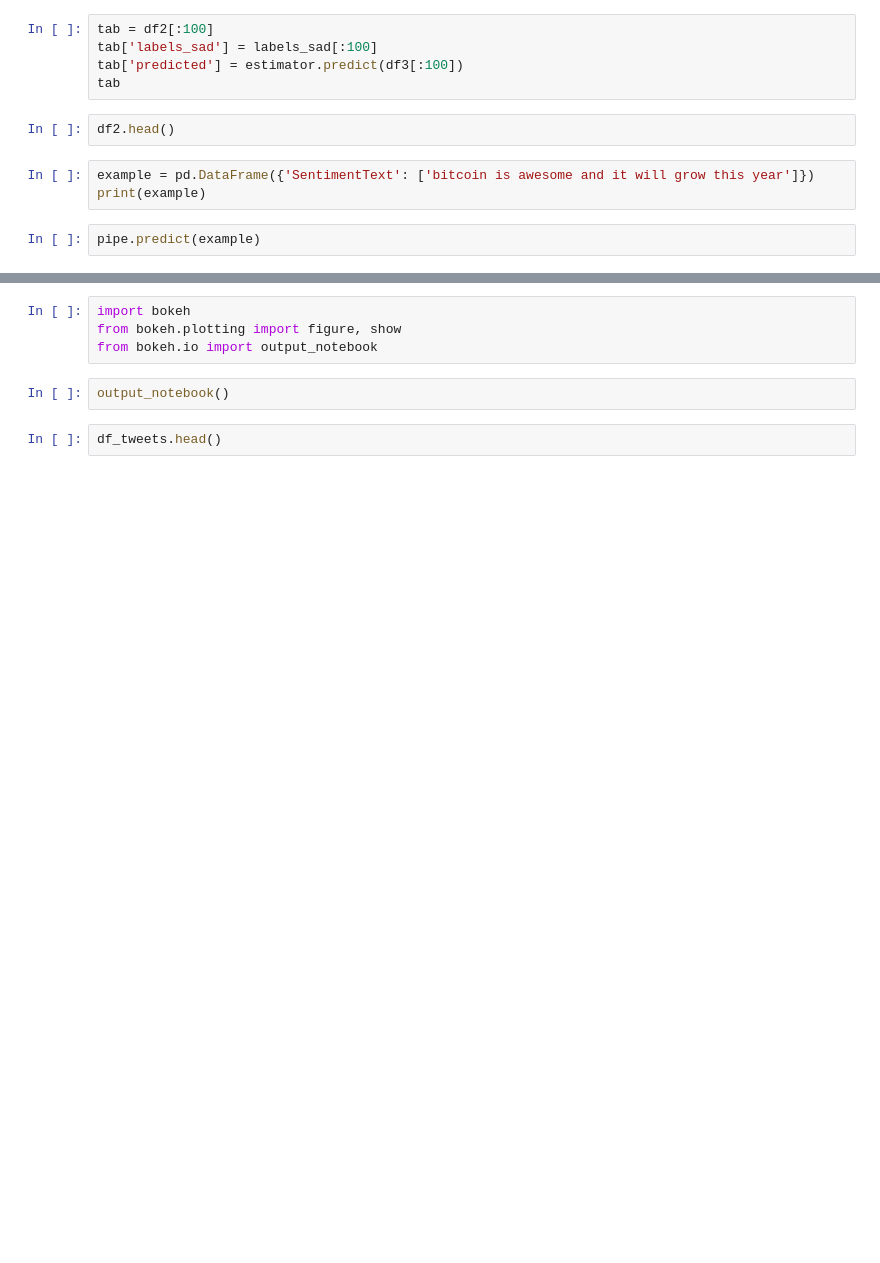
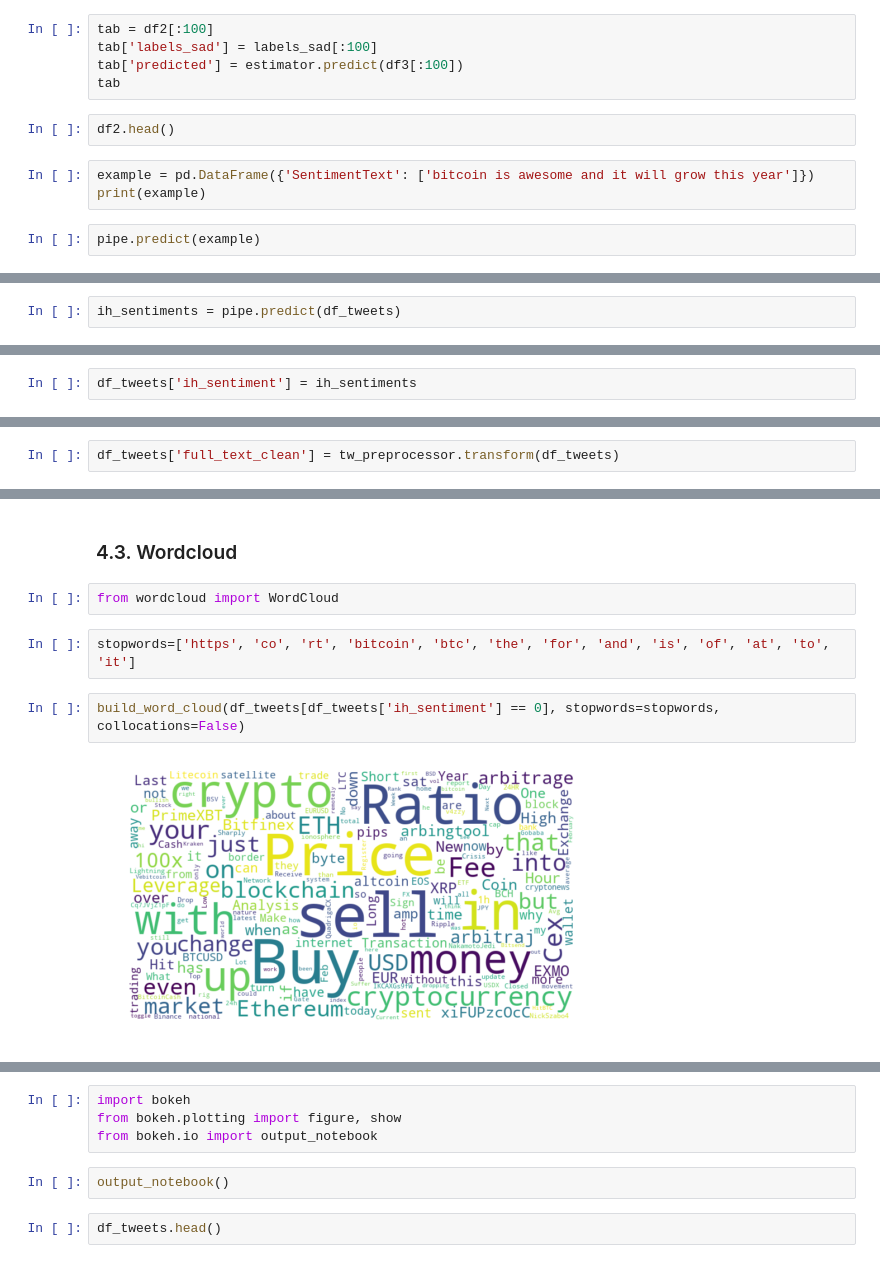
Before and after one commit to fund3/sentiment-dashboard, a Jupyter notebook: Analysis.ipynb, the cells around one changed output, grey strips where cells are left out. Saved outputs shown, nothing was run; the diff lists cells and outputs as text; blank space fills up the shorter version.

```diff
--- a/Analysis.ipynb
+++ b/Analysis.ipynb
@@ -373,0 +415,2 @@ pipe.predict(example)
+# %%
+ih_sentiments = pipe.predict(df_tweets)
@@ -373,0 +421,2 @@ pipe.predict(example)
+# %%
+df_tweets['ih_sentiment'] = ih_sentiments
@@ -373,0 +432,2 @@ pipe.predict(example)
+# %%
+df_tweets['full_text_clean'] = tw_preprocessor.transform(df_tweets)
@@ -373,0 +443,10 @@ pipe.predict(example)
+# %% [markdown]
+### 4.3. Wordcloud
+# %%
+from wordcloud import WordCloud
+# %%
+stopwords=['https', 'co', 'rt', 'bitcoin', 'btc', 'the', 'for', 'and', 'is', 'of', 'at', 'to', 'it']
+# %%
+build_word_cloud(df_tweets[df_tweets['ih_sentiment'] == 0], stopwords=stopwords, collocations=False)
+# %% [output]
+[figure, added]
```
Also changed, not shown: parts of 23 cells of this notebook.
